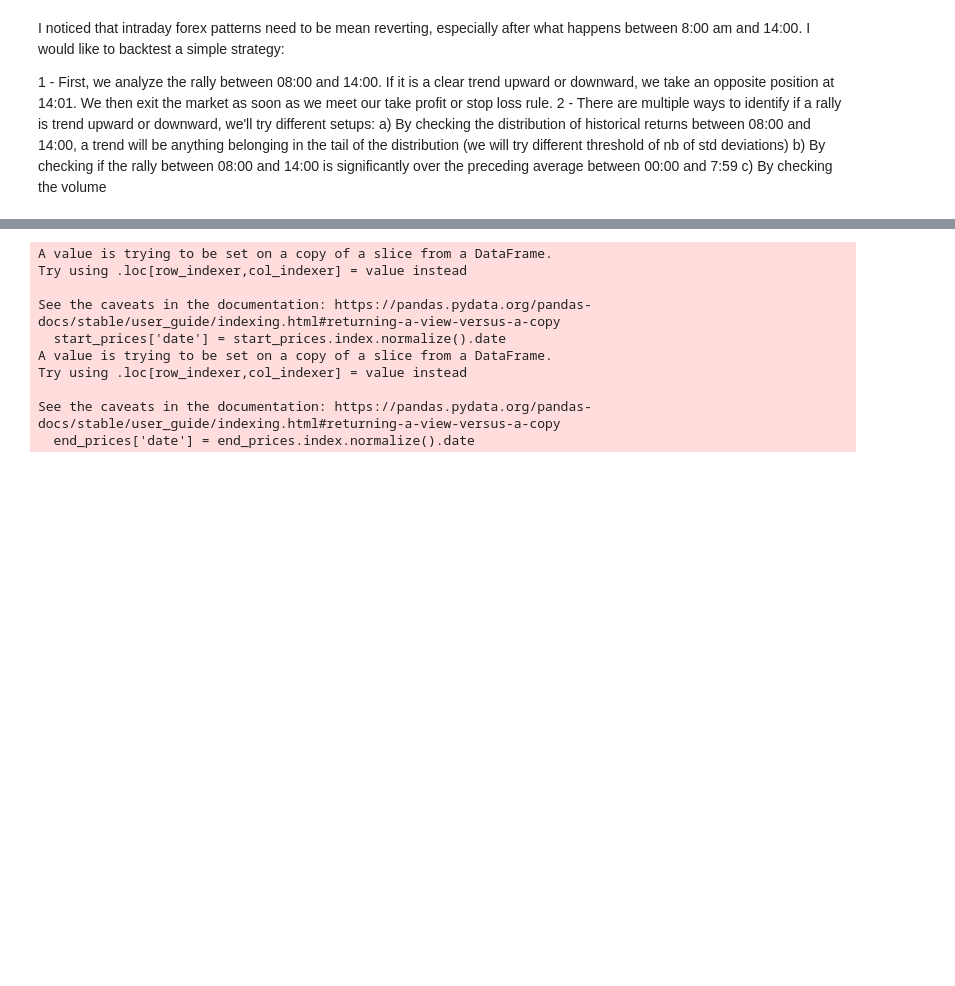
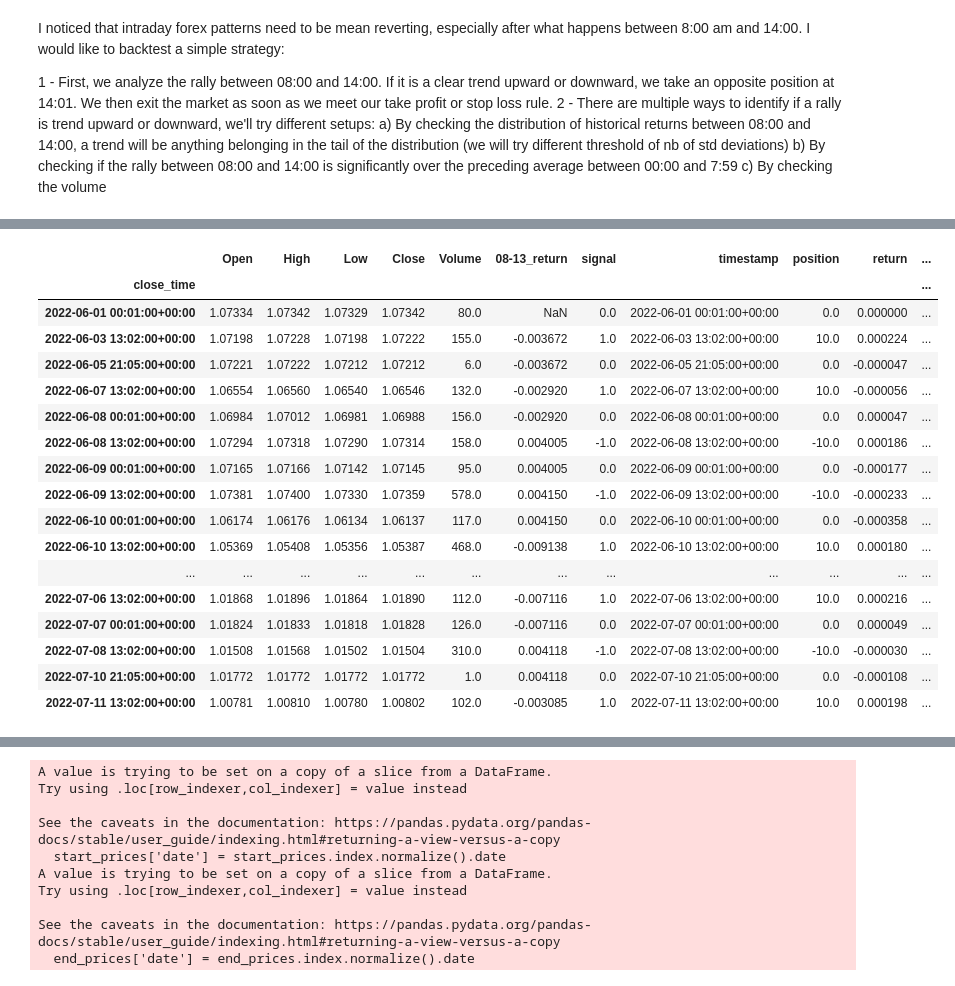
Before and after one commit to vtroude/QuantAndCo, a Jupyter notebook: Research/Forex_MeanReversion.ipynb, the cells around one changed output, grey strips where cells are left out. Drawn from its saved outputs; the diff is of its cells as text; code cells hidden in the pictures; blank space fills up the shorter version.

```diff
--- a/Research/Forex_MeanReversion.ipynb
+++ b/Research/Forex_MeanReversion.ipynb
@@ -177,0 +201,21 @@ bt[["Wealth"]].plot()
+# %%
+bt.loc[bt.net_position_change!=0].head(30)
+# %% [output]
+|  | Open | High | Low | Close | Volume | 08-13_return | signal | timestamp | position | return | ... |
+| close_time |  |  |  |  |  |  |  |  |  |  | ... |
+| 2022-06-01 00:01:00+00:00 | 1.07334 | 1.07342 | 1.07329 | 1.07342 | 80.0 | NaN | 0.0 | 2022-06-01 00:01:00+00:00 | 0.0 | 0.000000 | ... |
+| 2022-06-03 13:02:00+00:00 | 1.07198 | 1.07228 | 1.07198 | 1.07222 | 155.0 | -0.003672 | 1.0 | 2022-06-03 13:02:00+00:00 | 10.0 | 0.000224 | ... |
+| 2022-06-05 21:05:00+00:00 | 1.07221 | 1.07222 | 1.07212 | 1.07212 | 6.0 | -0.003672 | 0.0 | 2022-06-05 21:05:00+00:00 | 0.0 | -0.000047 | ... |
+| 2022-06-07 13:02:00+00:00 | 1.06554 | 1.06560 | 1.06540 | 1.06546 | 132.0 | -0.002920 | 1.0 | 2022-06-07 13:02:00+00:00 | 10.0 | -0.000056 | ... |
+| 2022-06-08 00:01:00+00:00 | 1.06984 | 1.07012 | 1.06981 | 1.06988 | 156.0 | -0.002920 | 0.0 | 2022-06-08 00:01:00+00:00 | 0.0 | 0.000047 | ... |
+| 2022-06-08 13:02:00+00:00 | 1.07294 | 1.07318 | 1.07290 | 1.07314 | 158.0 | 0.004005 | -1.0 | 2022-06-08 13:02:00+00:00 | -10.0 | 0.000186 | ... |
+| 2022-06-09 00:01:00+00:00 | 1.07165 | 1.07166 | 1.07142 | 1.07145 | 95.0 | 0.004005 | 0.0 | 2022-06-09 00:01:00+00:00 | 0.0 | -0.000177 | ... |
+| 2022-06-09 13:02:00+00:00 | 1.07381 | 1.07400 | 1.07330 | 1.07359 | 578.0 | 0.004150 | -1.0 | 2022-06-09 13:02:00+00:00 | -10.0 | -0.000233 | ... |
+| 2022-06-10 00:01:00+00:00 | 1.06174 | 1.06176 | 1.06134 | 1.06137 | 117.0 | 0.004150 | 0.0 | 2022-06-10 00:01:00+00:00 | 0.0 | -0.000358 | ... |
+| 2022-06-10 13:02:00+00:00 | 1.05369 | 1.05408 | 1.05356 | 1.05387 | 468.0 | -0.009138 | 1.0 | 2022-06-10 13:02:00+00:00 | 10.0 | 0.000180 | ... |
+| ... | ... | ... | ... | ... | ... | ... | ... | ... | ... | ... | ... |
+| 2022-07-06 13:02:00+00:00 | 1.01868 | 1.01896 | 1.01864 | 1.01890 | 112.0 | -0.007116 | 1.0 | 2022-07-06 13:02:00+00:00 | 10.0 | 0.000216 | ... |
+| 2022-07-07 00:01:00+00:00 | 1.01824 | 1.01833 | 1.01818 | 1.01828 | 126.0 | -0.007116 | 0.0 | 2022-07-07 00:01:00+00:00 | 0.0 | 0.000049 | ... |
+| 2022-07-08 13:02:00+00:00 | 1.01508 | 1.01568 | 1.01502 | 1.01504 | 310.0 | 0.004118 | -1.0 | 2022-07-08 13:02:00+00:00 | -10.0 | -0.000030 | ... |
+| 2022-07-10 21:05:00+00:00 | 1.01772 | 1.01772 | 1.01772 | 1.01772 | 1.0 | 0.004118 | 0.0 | 2022-07-10 21:05:00+00:00 | 0.0 | -0.000108 | ... |
+| 2022-07-11 13:02:00+00:00 | 1.00781 | 1.00810 | 1.00780 | 1.00802 | 102.0 | -0.003085 | 1.0 | 2022-07-11 13:02:00+00:00 | 10.0 | 0.000198 | ... |
```
Also changed, not shown: parts of 5 cells of this notebook, 4 other files.
